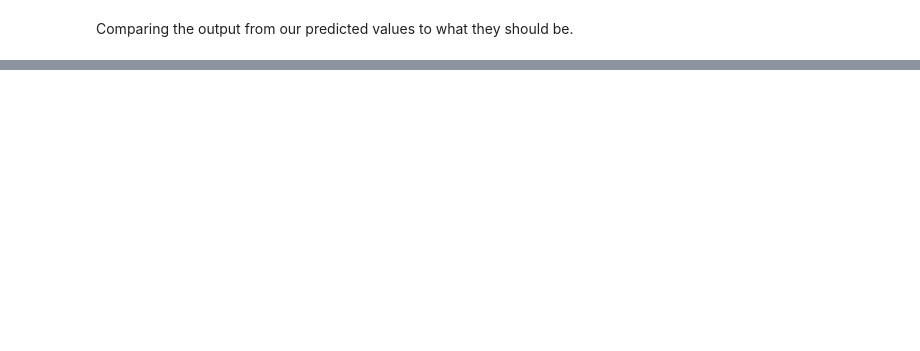
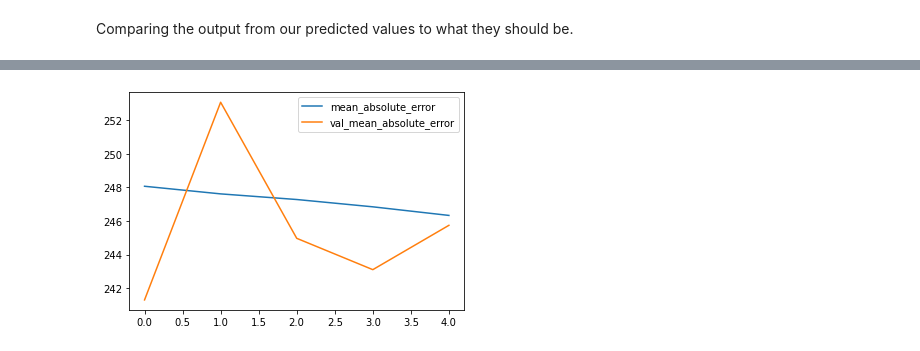
Before and after one commit to jdwalbur/CS254MLFinalProject, a Jupyter notebook: final-project.ipynb, the cells around one changed output, grey strips where cells are left out. Saved outputs shown, nothing was run; the diff lists cells and outputs as text; code cells hidden in the pictures; blank space fills up the shorter version.

```diff
--- a/final-project.ipynb
+++ b/final-project.ipynb
@@ -832,0 +954,20 @@ print(len(y_pred))
+# %%
+# Split the data into training, testing, validation
+# X_train, X_test_and_val, fens_train, fens_test_and_val, y_train, y_test_and_val = train_test_split(X_scaled, fens, y, test_size=0.3)
+# X_test, X_val, fens_test, fens_val, y_test, y_val = train_test_split(X_test_and_val, fens_test_and_val, y_test_and_val, test_size=0.5)
+
+fens_train, fens_test_and_val, y_train, y_test_and_val = train_test_split(fens, y, test_size=0.3)
+fens_test, fens_val, y_test, y_val = train_test_split(fens_test_and_val, y_test_and_val, test_size=0.5)
+
+# print(f'X.shape: {X.shape}')
+print(f'y.shape: {y.shape}')
+print(f'fens.shape: {fens.shape}')
+# print(f'X_train.shape: {X_train.shape}')
+# print(f'X_test.shape: {X_test.shape}')
+# print(f'X_val.shape: {X_val.shape}')
+print(f'fens_train.shape: {fens_train.shape}')
+print(f'fens_test.shape: {fens_test.shape}')
+print(f'fens_val.shape: {fens_val.shape}')
+print(f'y_train.shape: {y_train.shape}')
+print(f'y_test.shape: {y_test.shape}')
+print(f'y_val.shape: {y_val.shape}')
@@ -857,0 +1221,17 @@ for i in range(0, len(y_test)):
+# %%
+# cnn.load_weights('cnn_weights.01-240.82.hdf5')
+
+cnn.compile(optimizer=ks.optimizers.SGD(learning_rate=0.01),
+            loss=ks.losses.MeanAbsoluteError(),
+            metrics=[ks.metrics.MeanAbsoluteError()])
+
+# Create a callback so the best model weights can be referenced later
+cnn_checkpoint = ks.callbacks.ModelCheckpoint(
+    'cnn_weights.{epoch:02d}-{val_loss:.2f}.hdf5',
+    monitor='val_loss',
+    verbose=1,
+    save_best_only=True,
+    mode='auto')
+
+# This will start the training and save each epoch output in the history list
+cnn_history = cnn.fit(fens_train, y_train, batch_size=64, epochs=5, validation_data=(fens_val, y_val), callbacks=[cnn_checkpoint])
@@ -857,0 +1256,7 @@ for i in range(0, len(y_test)):
+# %%
+plt.plot(cnn_history.history['mean_absolute_error'], label='mean_absolute_error')
+plt.plot(cnn_history.history['val_mean_absolute_error'], label='val_mean_absolute_error')
+plt.legend()
+plt.show()
+# %% [output]
+[figure, added]
```
Also changed, not shown: parts of 58 cells of this notebook.
